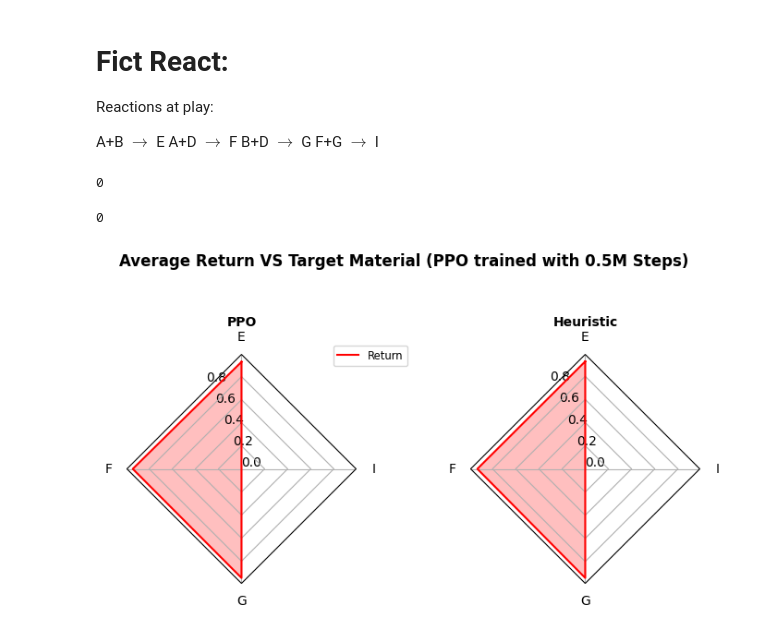
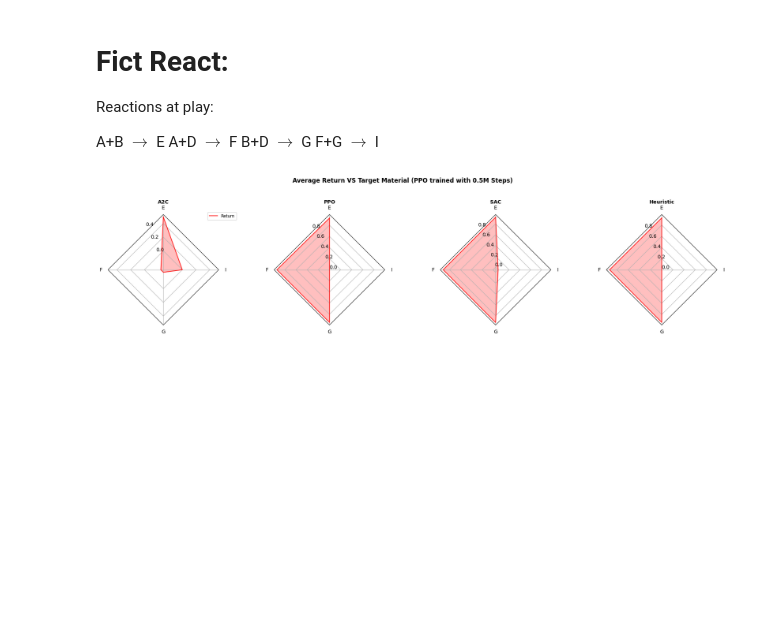
Before and after one commit to chemgymrl/chemgymrl, a Jupyter notebook: RL_rollout/Agent_Visualization.ipynb, the cells around one changed output. Drawn from its saved outputs; the diff is of its cells as text; code cells hidden in the pictures; blank space fills up the shorter version.

```diff
--- a/RL_rollout/Agent_Visualization.ipynb
+++ b/RL_rollout/Agent_Visualization.ipynb
@@ -192,24 +175,24 @@ plt.show()
 # %%
-info0 = [
-    ['dT', 'dV', '1-chlorohexane', '2-chlorohexane', '3-chlorohexane', 'Na' ],
-    ('PPO', [[b for b in act] for act in get_conditional_actions(gppo)[1]]),
-    ('Heuristic', [[b for b in act] for act in get_conditional_actions(gheuristic)[1]]),
+info0 = ([
+    ['dT', 'dV', '1-chlorohexane', '2-chlorohexane', '3-chlorohexane', 'Na' ]]+
+    [(models[i], [[b for b in act] for act in get_conditional_actions(gppo[i])[1]]) for i in range(len(models))]+
+    [('Heuristic', [[b for b in act] for act in get_conditional_actions(gheuristic)[1]])]
 
-]
+)
 # %%
 for i in range(len(CWtargs)):
 
-    info=[info0[0],(info0[1][0],info0[1][1][i:i+1]),(info0[2][0],info0[2][1][i:i+1])]
+    info=[info0[0]]+[(md[0],md[1][i:i+1]) for md in info0[1:]]
 
 
     theta = radar_factory(len(info[0]), frame='polygon')
-    fig, axs = plt.subplots(figsize=(8, 4), nrows=1, ncols=2,subplot_kw=dict(projection='radar'))
+    fig, axs = plt.subplots(figsize=(22, 4), nrows=1, ncols=len(models)+1,subplot_kw=dict(projection='radar'))
     fig.subplots_adjust(wspace=0.5, hspace=0.25, top=0.85, bottom=0.05)
     c=['b', 'r', 'g', 'm', 'y',"orange","r"][i:i+1]
     make_radar(theta,axs,info,colors=c)
     labels = ["Target: "+CWtargs[i]]
     legend = axs[0].legend(labels, loc=(0.9, .95),labelspacing=0.1, fontsize='small')
-    fig.text(0.5, 1.0, "Mean Value of Actions VS Target Material (PPO trained with 0.5M Steps)",
+    fig.text(0.5, 1.0, "Mean Value of Actions VS Target Material (Trained with 0.5M Steps)",
                  horizontalalignment='center', color='black', weight='bold',
                  size='large')
     plt.show()
@@ -230,49 +213,39 @@ A+B $\rightarrow$ E</br>
 A+D $\rightarrow$ F</br>
 B+D $\rightarrow$ G</br>
 F+G $\rightarrow$ I</br>
-# %%
-os.system("python RLTest.py PPO_FictReact-v2 steps=5000")
-# %% [output]
-0
-# %%
-os.system("python RLTest.py FR2H environment=FictReact-v2 algorithm=FR2H steps=5000")
-# %% [output]
-0
 # %%
 from chemistrylab.reactions.available_reactions.fict_react2 import PRODUCTS as FRtargs
 from chemistrylab.reactions.available_reactions.fict_react2 import REACTANTS as FRchoices
-fppo = pd.read_pickle("PPO_FictReact-v2/rollout")
+
+models = ["A2C","PPO","SAC"]
+
+fppo = [pd.read_pickle("%s_FictReact-v2/rollout"%model) for model in models]
 
 fheuristic = pd.read_pickle("FR2H/rollout")
 # %%
-info = [
-    get_conditional_rewards(fppo,FRtargs)[0],
-    ('PPO', [get_conditional_rewards(fppo,FRtargs)[1]]),
-    ('Heuristic', [get_conditional_rewards(fheuristic,FRtargs)[1]]),
-
-]
+info = ([get_conditional_rewards(fheuristic,FRtargs)[0]]+
+[(models[i], [get_conditional_rewards(fppo[i],FRtargs)[1]]) for i in range(len(models))]+
+[('Heuristic', [get_conditional_rewards(fheuristic,FRtargs)[1]])])
 # %%
-from RadarGraph import *
-
 theta = radar_factory(len(info[0]), frame='polygon')
 
-fig, axs = plt.subplots(figsize=(8, 4), nrows=1, ncols=2,subplot_kw=dict(projection='radar'))
+fig, axs = plt.subplots(figsize=(22, 7), nrows=1, ncols=len(models)+1,subplot_kw=dict(projection='radar'))
 
 #axs = np.array([axs])
 
 fig.subplots_adjust(wspace=0.5, hspace=0.25, top=0.85, bottom=0.05)
 
 make_radar(theta,axs,info,colors = "r",gridlines=[0.0,0.2,0.4,0.6,0.8])
 
 labels = ('Return', '-', '1', 'Factor 4', 'Factor 5')
 legend = axs[0].legend(labels, loc=(0.9, .95),labelspacing=0.1, fontsize='small')
 
 
-fig.text(0.5, 1.0, "Average Return VS Target Material (PPO trained with 0.5M Steps)",
+fig.text(0.5, 0.8, "Average Return VS Target Material (PPO trained with 0.5M Steps)",
              horizontalalignment='center', color='black', weight='bold',
              size='large')
 
 plt.show()
 # %% [output]
-[figure, old version]
+[figure, new version]
 # %%
```
Also changed, not shown: parts of 29 cells of this notebook, 3 other files.
